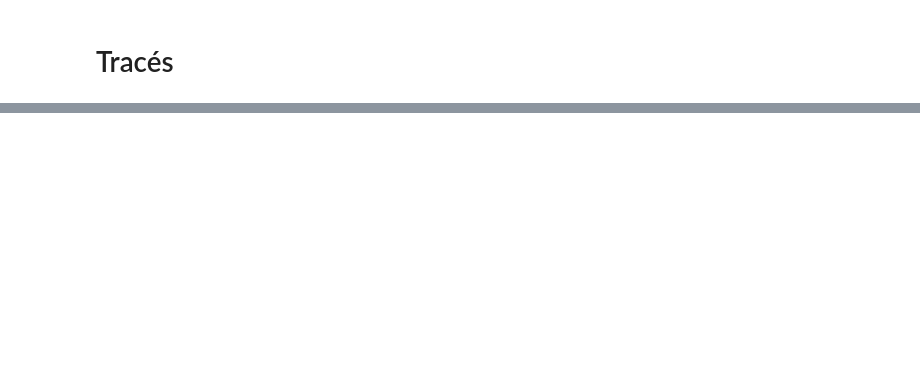
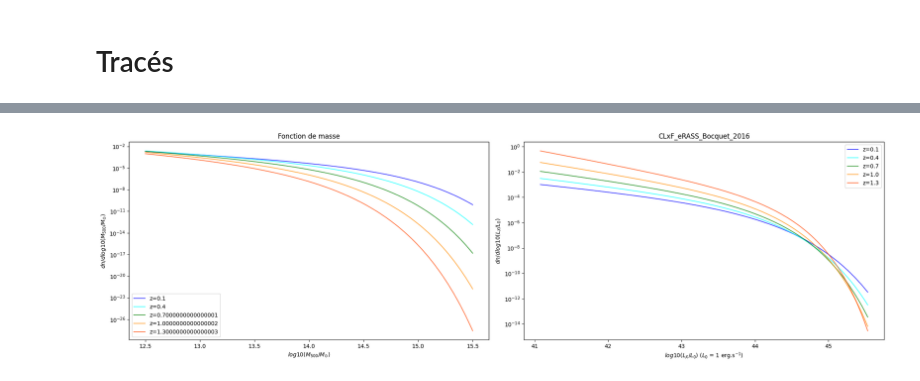
Before and after one commit to EmileD123/M2_Internship_clusters_cross_X_optical, a Jupyter notebook: caracterisation selection effects/test_dn_dlog10Lx.ipynb, the cells around one changed output, grey strips where cells are left out. Drawn from its saved outputs; the diff is of its cells as text; code cells hidden in the pictures; blank space fills up the shorter version.

```diff
--- a/caracterisation selection effects/test_dn_dlog10Lx.ipynb
+++ b/caracterisation selection effects/test_dn_dlog10Lx.ipynb
@@ -158,0 +302,25 @@ plt.show()
+# %%
+fig, axs = plt.subplots(1, 2, figsize=(20, 6))
+
+# Fonction de masse
+for i, ClxF_values in enumerate(CMF_values_z):
+    axs[0].plot(range_log10_M_Msun, ClxF_values, color=colors[i], label=f'z={range_z[i]}', alpha=0.7)
+axs[0].set_yscale('log')
+axs[0].set_xlabel(r'$log10(M_{500}/M_{\odot}$)')
+axs[0].set_ylabel(r'$dn / dlog10(M_{500}/M_{\odot})$')
+axs[0].legend()
+axs[0].set_title("Fonction de masse")
+
+# Fonction de luminosité
+for i, ClxF_values in enumerate(ClxF_values_z):
+    axs[1].plot(bin_centers_LX_eRASS1_log10, ClxF_values, color=colors[i], label=f'z={np.round(range_z[i], 2)}', alpha=0.7)
+axs[1].set_xlabel(r'$log10(L_{X}/L_0)$ ($L_0$ = 1 erg.s$^{-1}$)')
+axs[1].set_ylabel(r'$dn / dlog10(L_{X}/L_0)$ ')
+axs[1].set_yscale('log')
+axs[1].legend()
+axs[1].set_title("CLxF_eRASS_Bocquet_2016")
+
+plt.tight_layout()
+plt.show()
+# %% [output]
+[figure, added]
```
Also changed, not shown: parts of 15 cells of this notebook, 3 other files.
